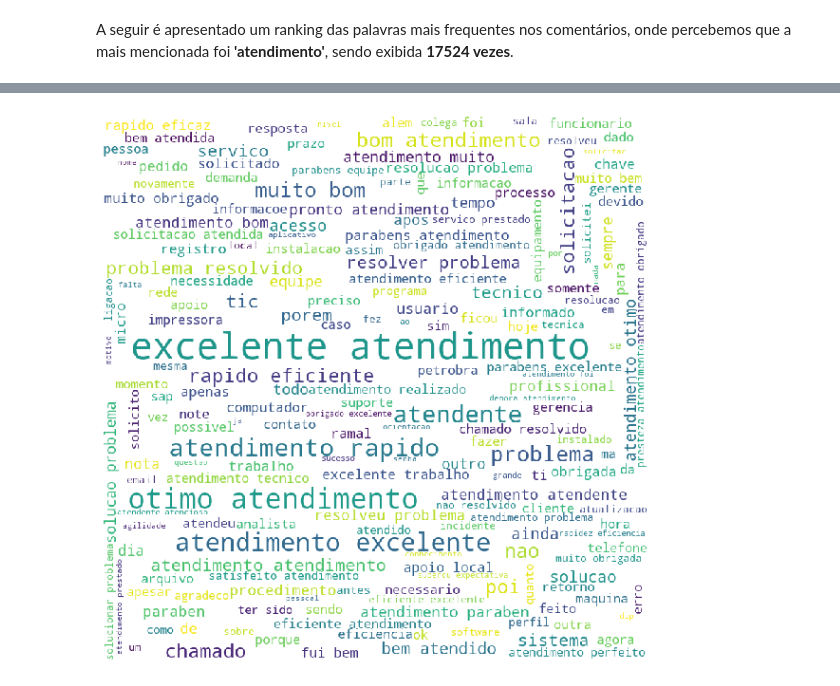
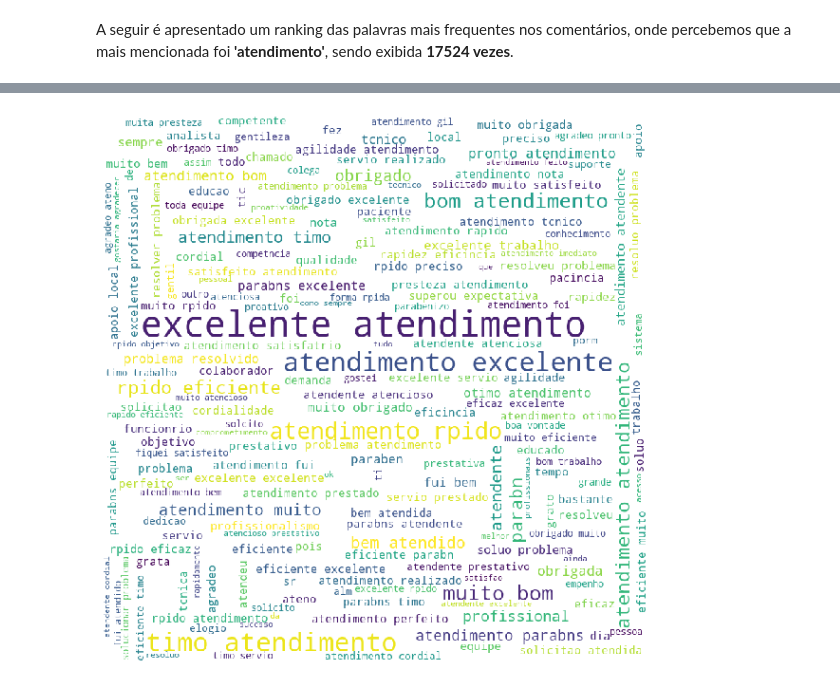
Before and after one commit to matheusro/Uniritter-topicos2-NLP, a Jupyter notebook: Trabalho_Topicos_NLP.ipynb, the cells around one changed output, grey strips where cells are left out. Cells and saved outputs as stored; diff of their text form; code cells hidden in the pictures.

Commit message:
Inclusão de markdowns + contagem de palavras mais frequentes + separação nuvens

```diff
--- a/Trabalho_Topicos_NLP.ipynb
+++ b/Trabalho_Topicos_NLP.ipynb
@@ -175,7 +167,7 @@ replace_espaco = re.compile('[/(){}\[\]\|@,;]')
 
 def pre_processamento(text):
     text = text.lower()
-    #text = remove_caracteres.sub('', text)
+    text = remove_caracteres.sub('', text)
     text = replace_espaco.sub(' ', text)
     return text
 
@@ -195,8 +187,8 @@ A seguir é apresentado um ranking das palavras mais frequentes nos comentários
 # %%
 counts = dict()
 for i in range(0, len(dataset)):
-    str = dataset.iloc[i]['coment']
-    words = str.split()
+    texto = dataset.iloc[i]['coment']
+    words = texto.split()
     for word in words:
         if word in counts:
             counts[word] += 1
@@ -245,32 +223,32 @@ Note: you may need to restart the kernel to use updated packages.
 # %%
-comment_words = ''
-stopwords = set(STOPWORDS)
-for val in dataset.coment:
+def nuvem_palavras(dataset):
 
-    # typecaste each val to string
-    val = str(val)
+    comment_words = ''
+    stopwords = set(STOPWORDS)
 
-    # split the value
-    tokens = val.split()
+    for i in range(0, len(dataset)):
+        val = dataset.iloc[i]['coment']
+        tokens = val.split()
 
-       # Converts each token into lowercase
-    for i in range(len(tokens)):
-        tokens[i] = tokens[i].lower()
+        for i in range(len(tokens)):
+            tokens[i] = tokens[i].lower()
 
-    for words in tokens:
-        comment_words = comment_words + words + ' '
+        for words in tokens:
+            comment_words = comment_words + words + ' '
 
-wordcloud = WordCloud(width = 800, height = 800,
+    wordcloud = WordCloud(width = 800, height = 800,
                 background_color ='white',
                 stopwords = stopwords,
                 min_font_size = 10).generate(comment_words)
 
-# plot the WordCloud image
-plt.figure(figsize = (8, 8), facecolor = None)
-plt.imshow(wordcloud)
-plt.axis("off")
-plt.tight_layout(pad = 0)
+    plt.figure(figsize = (8, 8), facecolor = None)
+    plt.imshow(wordcloud)
+    plt.axis("off")
+    plt.tight_layout(pad = 0)
 
-plt.show()
+    plt.show()
-# %% [output]
-[figure, removed]
+# %%
+elogios = dataset[dataset['manifest_atendimento']=='elogio']
+nuvem_palavras(elogios)
+# %% [output]
+[figure, added]
```
Also changed, not shown: parts of 15 cells of this notebook.
